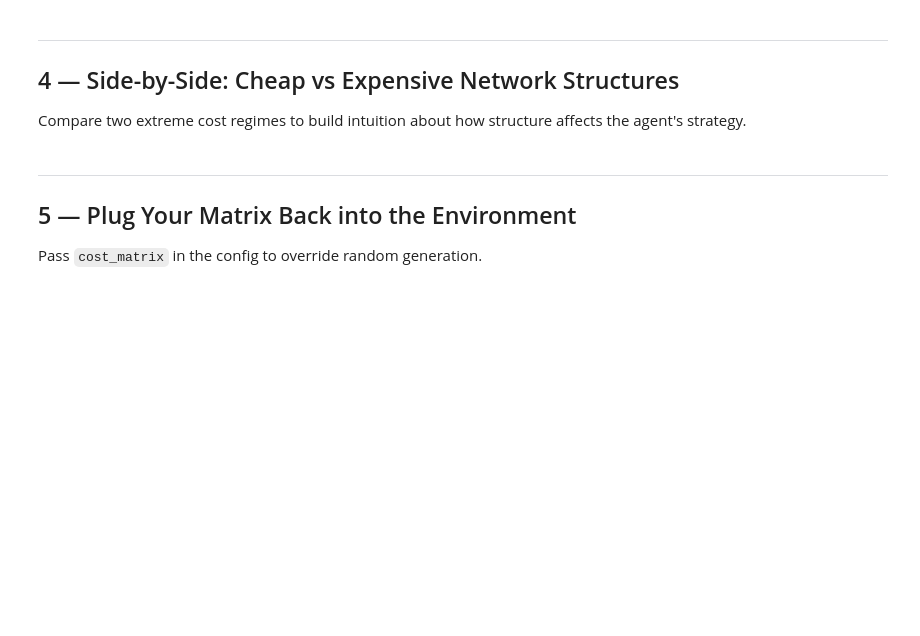
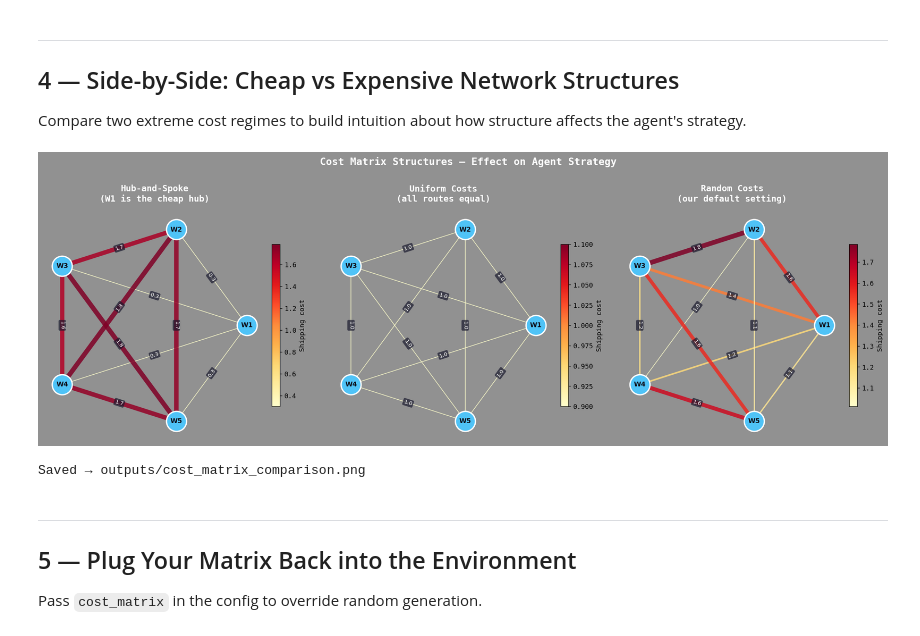
Before and after one commit to MassineELKHADER/Warehouse-management-RL, a Jupyter notebook: notebooks/cost_matrix_exploration.ipynb, the cells around one changed output. Cells and saved outputs as stored; diff of their text form; code cells hidden in the pictures; blank space fills up the shorter version.

```diff
--- a/notebooks/cost_matrix_exploration.ipynb
+++ b/notebooks/cost_matrix_exploration.ipynb
@@ -230,34 +285,37 @@ def make_hub_spoke(n, hub_cost=0.3, spoke_cost=1.9, seed=0):
     return C
 
 def make_uniform(n, cost=1.0):
     """All routes cost the same — agent must rely purely on demand signal."""
     C = np.full((n, n), cost, dtype=np.float32)
     np.fill_diagonal(C, 0.0)
     return C
 
 
 n_compare = 5
 lbs = WAREHOUSE_NAMES[:n_compare]
 
 C_hub     = make_hub_spoke(n_compare)
 C_uniform = make_uniform(n_compare)
 C_random  = (lambda rng: (lambda c: (np.fill_diagonal(c, 0) or c))(
                 (lambda c: (c + c.T) / 2)(rng.uniform(0.5, 2.0, (n_compare, n_compare)).astype(np.float32))
              ))(np.random.default_rng(SEED))
 
 fig, axes = plt.subplots(1, 3, figsize=(18, 6))
-fig.patch.set_facecolor('#0f0f1a')
+fig.patch.set_facecolor("#919191")
 
 draw_warehouse_network(C_hub,     lbs, title='Hub-and-Spoke\n(W1 is the cheap hub)',  ax=axes[0])
 draw_warehouse_network(C_uniform, lbs, title='Uniform Costs\n(all routes equal)',      ax=axes[1])
 draw_warehouse_network(C_random,  lbs, title='Random Costs\n(our default setting)',    ax=axes[2])
 
 fig.suptitle('Cost Matrix Structures — Effect on Agent Strategy',
              fontsize=15, fontweight='bold', color='white', y=1.01)
 plt.tight_layout()
 plt.savefig('../outputs/cost_matrix_comparison.png', bbox_inches='tight', facecolor=fig.get_facecolor())
 plt.show()
 print('Saved → outputs/cost_matrix_comparison.png')
+# %% [output]
+[figure, added]
+Saved → outputs/cost_matrix_comparison.png
 # %% [markdown]
 ---
 ## 5 — Plug Your Matrix Back into the Environment
```
Also changed, not shown: parts of 6 cells of this notebook, 2 other files.
